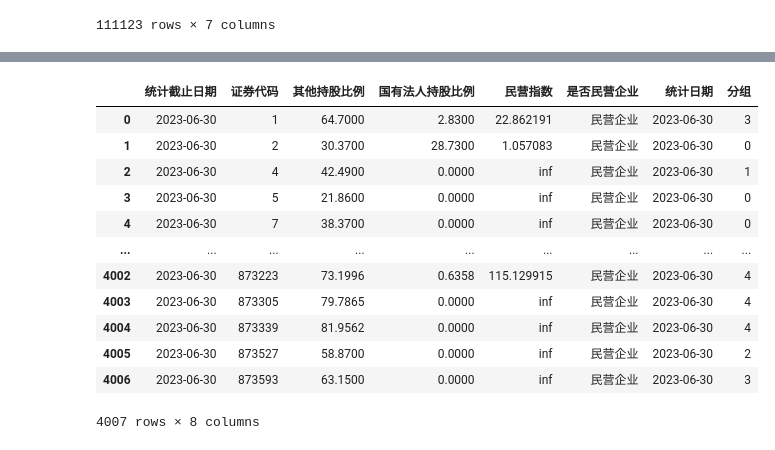
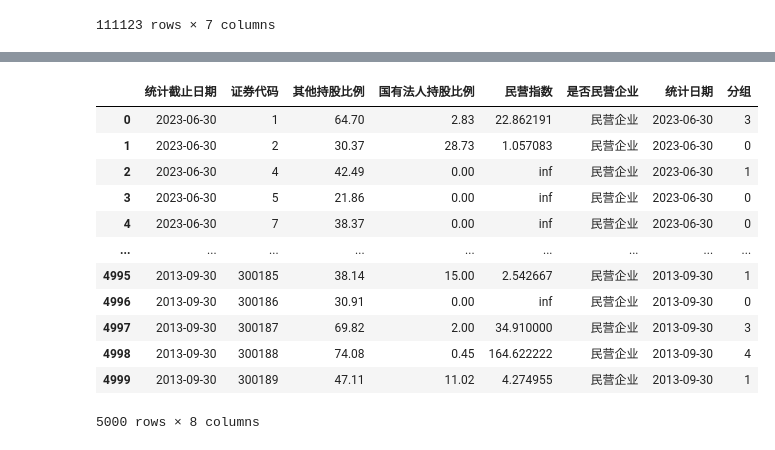
Before and after one commit to Prussia/playJupyter, a Jupyter notebook: testproj/计算加权回报率.ipynb, the cells around one changed output, grey strips where cells are left out. Cells and saved outputs as stored; diff of their text form; code cells hidden in the pictures.

```diff
--- a/testproj/计算加权回报率.ipynb
+++ b/testproj/计算加权回报率.ipynb
@@ -108,7 +108,9 @@ for year in df1['统计日期'].dt.year.unique():
         # combine append current_year_df_monthly
 
 
-        df1_group = pd.concat([current_year_df_monthly], ignore_index=True)
+        df1_group = pd.concat([df1_group,current_year_df_monthly], ignore_index=True)
+        print('*************df1_group*******************')
+        print(df1_group)
 # %% [output]
 *************
 2013
@@ -320,17 +278,17 @@ See the caveats in the documentation: https://pandas.pydata.org/pandas-docs/stab
 # %%
-df1_group
+df1_group.head(5000)
 # %% [output]
 |  | 统计截止日期 | 证券代码 | 其他持股比例 | 国有法人持股比例 | 民营指数 | 是否民营企业 | 统计日期 | 分组 |
-| 0 | 2023-06-30 | 1 | 64.7000 | 2.8300 | 22.862191 | 民营企业 | 2023-06-30 | 3 |
-| 1 | 2023-06-30 | 2 | 30.3700 | 28.7300 | 1.057083 | 民营企业 | 2023-06-30 | 0 |
-| 2 | 2023-06-30 | 4 | 42.4900 | 0.0000 | inf | 民营企业 | 2023-06-30 | 1 |
-| 3 | 2023-06-30 | 5 | 21.8600 | 0.0000 | inf | 民营企业 | 2023-06-30 | 0 |
-| 4 | 2023-06-30 | 7 | 38.3700 | 0.0000 | inf | 民营企业 | 2023-06-30 | 0 |
+| 0 | 2023-06-30 | 1 | 64.70 | 2.83 | 22.862191 | 民营企业 | 2023-06-30 | 3 |
+| 1 | 2023-06-30 | 2 | 30.37 | 28.73 | 1.057083 | 民营企业 | 2023-06-30 | 0 |
+| 2 | 2023-06-30 | 4 | 42.49 | 0.00 | inf | 民营企业 | 2023-06-30 | 1 |
+| 3 | 2023-06-30 | 5 | 21.86 | 0.00 | inf | 民营企业 | 2023-06-30 | 0 |
+| 4 | 2023-06-30 | 7 | 38.37 | 0.00 | inf | 民营企业 | 2023-06-30 | 0 |
 | ... | ... | ... | ... | ... | ... | ... | ... | ... |
-| 4002 | 2023-06-30 | 873223 | 73.1996 | 0.6358 | 115.129915 | 民营企业 | 2023-06-30 | 4 |
-| 4003 | 2023-06-30 | 873305 | 79.7865 | 0.0000 | inf | 民营企业 | 2023-06-30 | 4 |
-| 4004 | 2023-06-30 | 873339 | 81.9562 | 0.0000 | inf | 民营企业 | 2023-06-30 | 4 |
-| 4005 | 2023-06-30 | 873527 | 58.8700 | 0.0000 | inf | 民营企业 | 2023-06-30 | 2 |
-| 4006 | 2023-06-30 | 873593 | 63.1500 | 0.0000 | inf | 民营企业 | 2023-06-30 | 3 |
+| 4995 | 2013-09-30 | 300185 | 38.14 | 15.00 | 2.542667 | 民营企业 | 2013-09-30 | 1 |
+| 4996 | 2013-09-30 | 300186 | 30.91 | 0.00 | inf | 民营企业 | 2013-09-30 | 0 |
+| 4997 | 2013-09-30 | 300187 | 69.82 | 2.00 | 34.910000 | 民营企业 | 2013-09-30 | 3 |
+| 4998 | 2013-09-30 | 300188 | 74.08 | 0.45 | 164.622222 | 民营企业 | 2013-09-30 | 4 |
+| 4999 | 2013-09-30 | 300189 | 47.11 | 11.02 | 4.274955 | 民营企业 | 2013-09-30 | 1 |
-4007 rows × 8 columns
+5000 rows × 8 columns
 # %%
```
Also changed, not shown: parts of 7 cells of this notebook.
